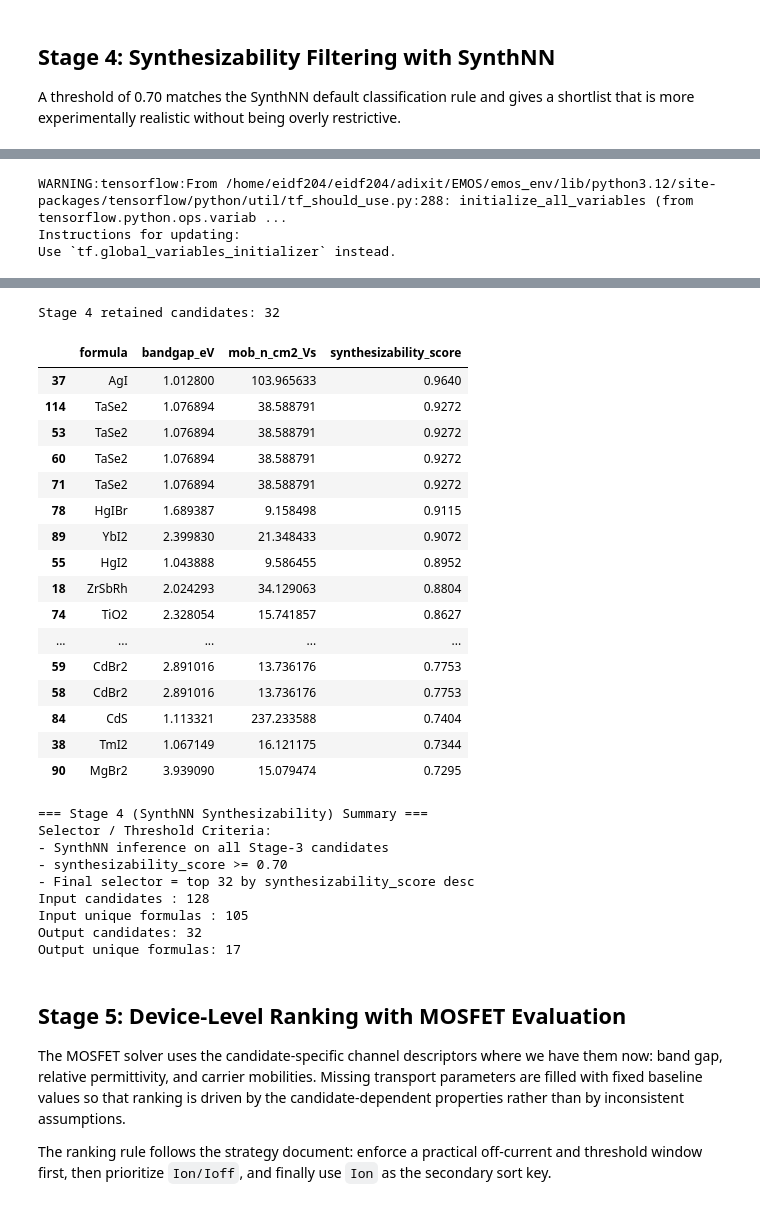
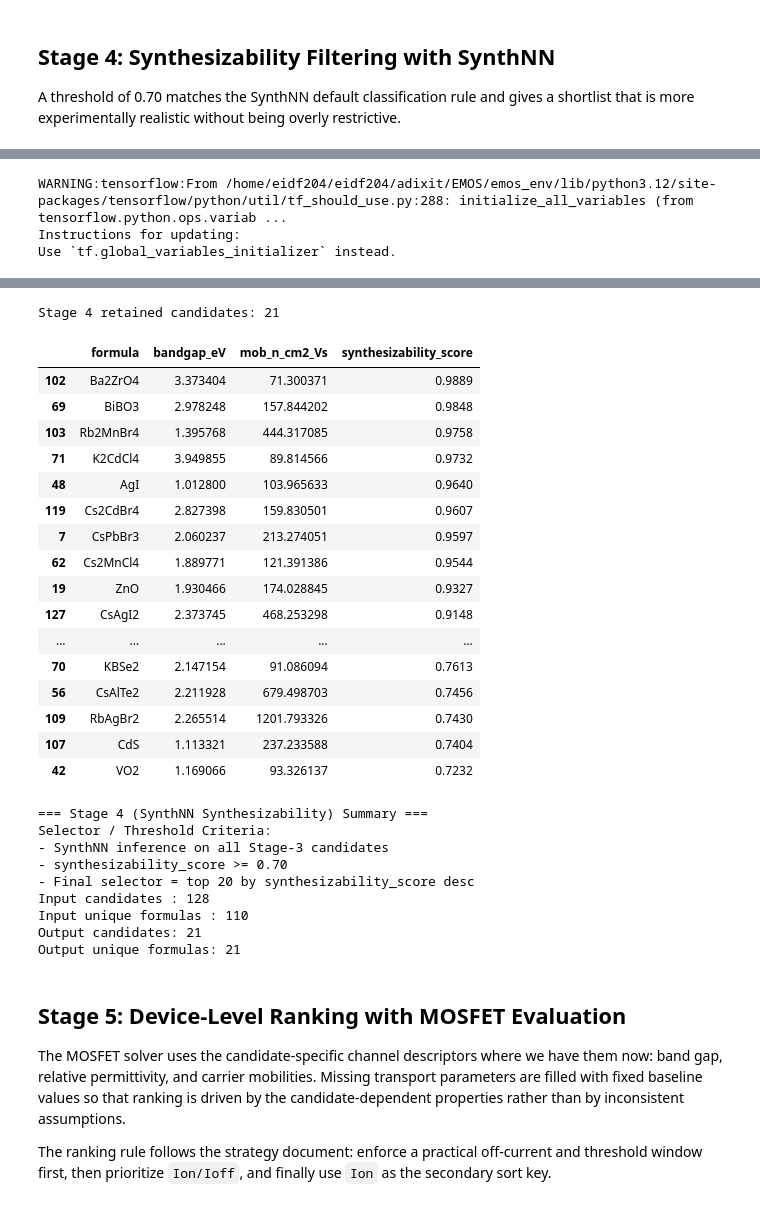
Before and after one commit to aprilaihub/EMOS, a Jupyter notebook: Features/Electronics_Application/MosfetEvaluator/analysis/channel_material_screening_tutorial.ipynb, the cells around one changed output, grey strips where cells are left out. Drawn from its saved outputs; the diff is of its cells as text; code cells hidden in the pictures.

```diff
--- a/Features/Electronics_Application/MosfetEvaluator/analysis/channel_material_screening_tutorial.ipynb
+++ b/Features/Electronics_Application/MosfetEvaluator/analysis/channel_material_screening_tutorial.ipynb
@@ -362,7 +388,9 @@ for row, pred in zip(stage4_input, stage4_predictions):
 
 stage4_df = pd.DataFrame(stage4_rows)
 stage4_df = stage4_df[stage4_df['synthesizability_score'] >= 0.70].copy()
-stage4_df = stage4_df.sort_values('synthesizability_score', ascending=False).head(10).unique(subset='formula', keep='first')
+stage4_df = stage4_df.sort_values('synthesizability_score', ascending=False)
+stage4_df = stage4_df.drop_duplicates(subset='formula', keep='first').head(25)
+
 
 print('Stage 4 retained candidates:', len(stage4_df))
 display(stage4_df[['formula', 'bandgap_eV', 'mob_n_cm2_Vs', 'synthesizability_score']])
@@ -372,7 +400,7 @@ print_stage_summary(
     criteria_lines=[
         "SynthNN inference on all Stage-3 candidates",
         "synthesizability_score >= 0.70",
-        "Final selector = top 32 by synthesizability_score desc",
+        "Final selector = top 20 by synthesizability_score desc",
     ],
     input_count=len(stage4_input),
     output_count=len(stage4_df),
@@ -399,32 +427,32 @@ I0000 00:00:1794328190.185814  538535 mlir_graph_optimization_pass.cc:401] MLIR
 Use math.gcd instead.
   factor = abs(gcd(*(int(i) for i in sym_amt.values())))
-Stage 4 retained candidates: 32
+Stage 4 retained candidates: 21
 |  | formula | bandgap_eV | mob_n_cm2_Vs | synthesizability_score |
-| 37 | AgI | 1.012800 | 103.965633 | 0.9640 |
-| 114 | TaSe2 | 1.076894 | 38.588791 | 0.9272 |
-| 53 | TaSe2 | 1.076894 | 38.588791 | 0.9272 |
-| 60 | TaSe2 | 1.076894 | 38.588791 | 0.9272 |
-| 71 | TaSe2 | 1.076894 | 38.588791 | 0.9272 |
-| 78 | HgIBr | 1.689387 | 9.158498 | 0.9115 |
-| 89 | YbI2 | 2.399830 | 21.348433 | 0.9072 |
-| 55 | HgI2 | 1.043888 | 9.586455 | 0.8952 |
-| 18 | ZrSbRh | 2.024293 | 34.129063 | 0.8804 |
-| 74 | TiO2 | 2.328054 | 15.741857 | 0.8627 |
+| 102 | Ba2ZrO4 | 3.373404 | 71.300371 | 0.9889 |
+| 69 | BiBO3 | 2.978248 | 157.844202 | 0.9848 |
+| 103 | Rb2MnBr4 | 1.395768 | 444.317085 | 0.9758 |
+| 71 | K2CdCl4 | 3.949855 | 89.814566 | 0.9732 |
+| 48 | AgI | 1.012800 | 103.965633 | 0.9640 |
+| 119 | Cs2CdBr4 | 2.827398 | 159.830501 | 0.9607 |
+| 7 | CsPbBr3 | 2.060237 | 213.274051 | 0.9597 |
+| 62 | Cs2MnCl4 | 1.889771 | 121.391386 | 0.9544 |
+| 19 | ZnO | 1.930466 | 174.028845 | 0.9327 |
+| 127 | CsAgI2 | 2.373745 | 468.253298 | 0.9148 |
 | ... | ... | ... | ... | ... |
-| 59 | CdBr2 | 2.891016 | 13.736176 | 0.7753 |
-| 58 | CdBr2 | 2.891016 | 13.736176 | 0.7753 |
-| 84 | CdS | 1.113321 | 237.233588 | 0.7404 |
-| 38 | TmI2 | 1.067149 | 16.121175 | 0.7344 |
-| 90 | MgBr2 | 3.939090 | 15.079474 | 0.7295 |
+| 70 | KBSe2 | 2.147154 | 91.086094 | 0.7613 |
+| 56 | CsAlTe2 | 2.211928 | 679.498703 | 0.7456 |
+| 109 | RbAgBr2 | 2.265514 | 1201.793326 | 0.7430 |
+| 107 | CdS | 1.113321 | 237.233588 | 0.7404 |
+| 42 | VO2 | 1.169066 | 93.326137 | 0.7232 |
 === Stage 4 (SynthNN Synthesizability) Summary ===
 Selector / Threshold Criteria:
 - SynthNN inference on all Stage-3 candidates
 - synthesizability_score >= 0.70
-- Final selector = top 32 by synthesizability_score desc
+- Final selector = top 20 by synthesizability_score desc
 Input candidates : 128
-Input unique formulas : 105
-Output candidates: 32
-Output unique formulas: 17
+Input unique formulas : 110
+Output candidates: 21
+Output unique formulas: 21
 # %% [markdown]
 ## Stage 5: Device-Level Ranking with MOSFET Evaluation
 
```
Also changed, not shown: parts of 7 cells of this notebook, 27 other files.
